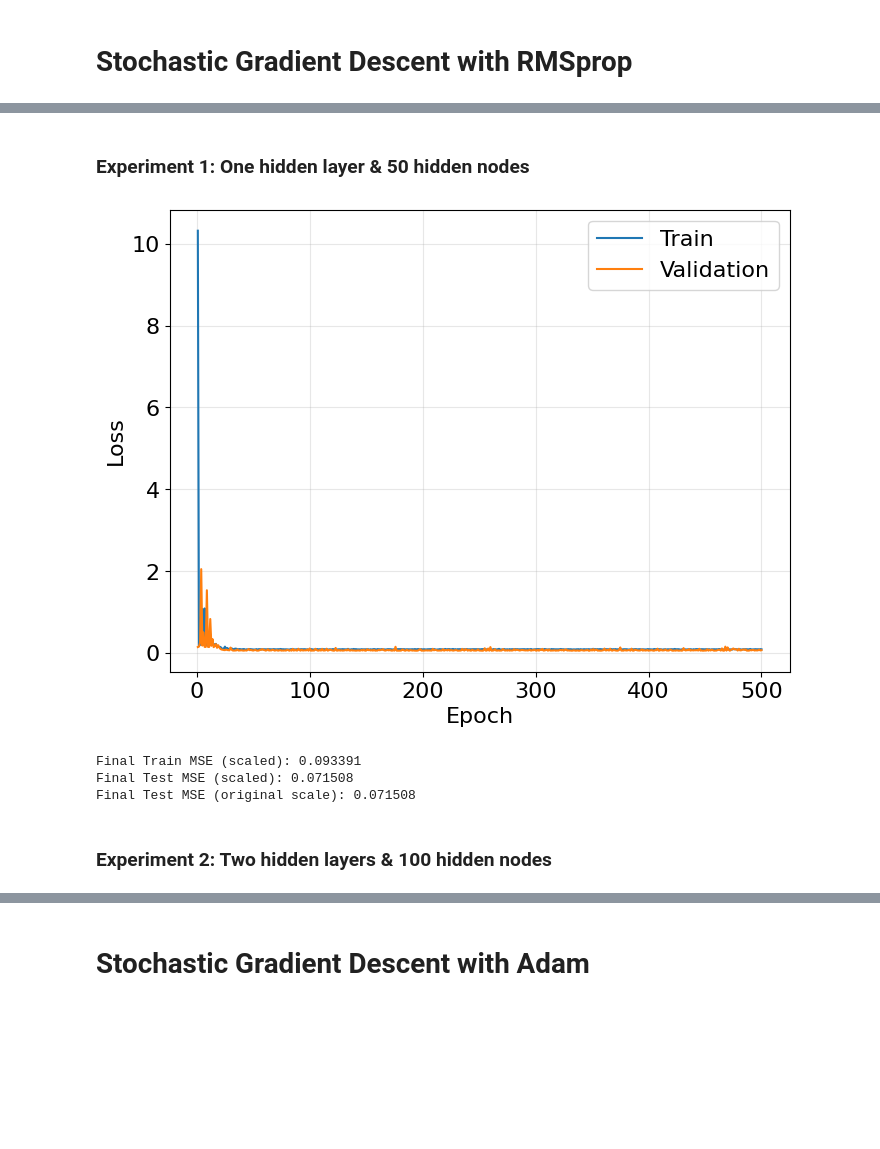
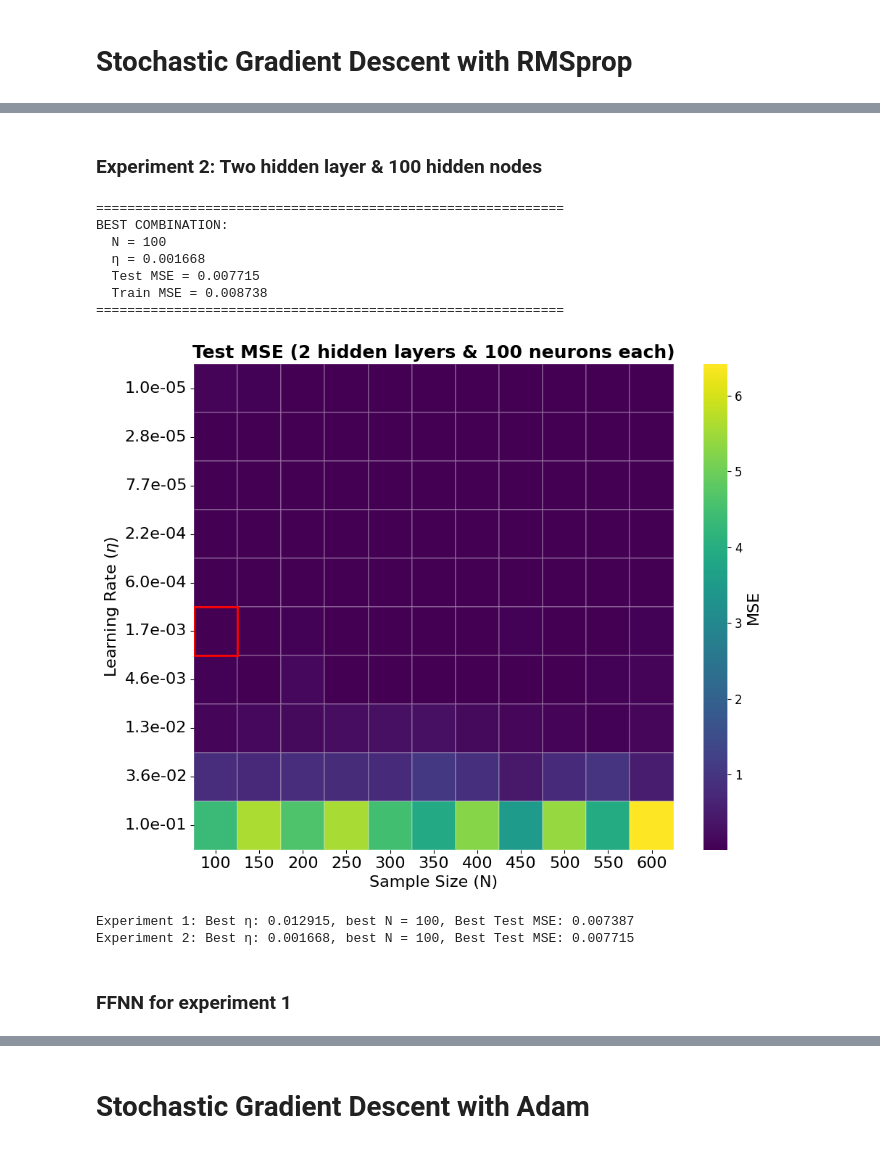
Before and after one commit to livelstorborg/FYS-STK4155, a Jupyter notebook: project2/code/notebooks/part_b.ipynb, the cells around one changed output, grey strips where cells are left out. Drawn from its saved outputs; the diff is of its cells as text; code cells hidden in the pictures; blank space fills up the shorter version.

```diff
--- a/project2/code/notebooks/part_b.ipynb
+++ b/project2/code/notebooks/part_b.ipynb
@@ -73,10 +61,12 @@ activations_2 = [Sigmoid(), Sigmoid(), Linear()]
 
 EPOCHS = 500
 BATCH_SIZE = 32
+TEST_SIZE=0.2
 LOSS = MSE()
 NETWORK_INPUT_SIZE = 1
 
-ETA_VALS = np.logspace(-5, -1, 5)
+ETA_VALS = np.logspace(-5, -1, 10)
+N_VALS = [100, 150, 200, 250, 300, 350, 400, 450, 500, 550, 600]
 # %% [markdown]
 # Full batch Gradient Descent
 # %% [markdown]
@@ -284,59 +302,31 @@ Experiment 2: Best η: 0.100000, Best Test MSE: 0.055481
 # %% [markdown]
-### Experiment 1: One hidden layer & 50 hidden nodes
+### Experiment 2: Two hidden layer & 100 hidden nodes
 # %%
-nn_rms_1 = NeuralNetwork(
-    network_input_size=NETWORK_INPUT_SIZE,
-    layer_output_sizes=layer_sizes_1,
-    activations=activations_1,
-    loss=LOSS,
-    seed=SEED
+test_mse_rms_2, train_mse_rms_2, best_eta_rms_2, best_N_rms_2 = find_best_N_eta(
+    N_VALS, ETA_VALS, layer_sizes_2, activations_2,
+    optimizer_type='rmsprop', epochs=500, batch_size=32
 )
 
-
-history = train(
-            nn=nn_rms_1,
-            X_train=X_train_s,
-            y_train=y_train_s,
-            X_val=X_test_s,
-            y_val=y_test_s,
-            optimizer=RMSprop(eta=best_eta_rms_1),
-            epochs=EPOCHS,
-            batch_size=BATCH_SIZE,
-            stochastic=True,
-            task='regression',
-            early_stopping=False,
-            patience=10,
-            verbose=False,
-            seed=SEED
-        )
-
-
-train_loss = history['train_loss']
-val_loss = history['val_loss']
-
-
-plot_learning_curves(train_loss, val_loss)
-
-print(f"Final Train MSE (scaled): {train_loss[-1]:.6f}")
-print(f"Final Test MSE (scaled): {val_loss[-1]:.6f}")
-
-# These predictions are SCALED (not original)
-y_train_pred_scaled = nn_rms_1.predict(X_train_s)  # Network outputs scaled predictions
-y_test_pred_scaled = nn_rms_1.predict(X_test_s)    # Network outputs scaled predictions
-
-# NOW we transform to original scale
-y_train_pred = inverse_scale_y(y_train_pred_scaled, y_mean)  # NOW it's original
-y_test_pred = inverse_scale_y(y_test_pred_scaled, y_mean)    # NOW it's original
-
-# THESE are on original scale
-train_mse_original = mse(y_train_nn, y_train_pred)  # Original scale MSE
-test_mse_original = mse(y_test_nn, y_test_pred)     # Original scale MSE
-print(f"Final Test MSE (original scale): {test_mse_original:.6f}")
+# Plot test MSE heatmap
+N_eta_heatmap(test_mse_rms_2, N_VALS, ETA_VALS,
+              metric_name='MSE', dataset='Test', title='2 hidden layers & 100 neurons each')
+plt.savefig('figs/N_eta_rms_heatmap_exp2.pdf', bbox_inches='tight', dpi=300)
+plt.show()
 # %% [output]
+============================================================
+BEST COMBINATION:
+  N = 100
+  η = 0.001668
+  Test MSE = 0.007715
+  Train MSE = 0.008738
+============================================================
-[figure, old version]
+[figure, new version]
-Final Train MSE (scaled): 0.093391
-Final Test MSE (scaled): 0.071508
-Final Test MSE (original scale): 0.071508
+# %%
+print(f"Experiment 1: Best η: {best_eta_rms_1:.6f}, best N = {best_N_rms_1}, Best Test MSE: {np.min(test_mse_rms_1):.6f}")
+print(f"Experiment 2: Best η: {best_eta_rms_2:.6f}, best N = {best_N_rms_2}, Best Test MSE: {np.min(test_mse_rms_2):.6f}")
+# %% [output]
+Experiment 1: Best η: 0.012915, best N = 100, Best Test MSE: 0.007387
+Experiment 2: Best η: 0.001668, best N = 100, Best Test MSE: 0.007715
 # %% [markdown]
-### Experiment 2: Two hidden layers & 100 hidden nodes
+### FFNN for experiment 1
 # %%
```
Also changed, not shown: parts of 37 cells of this notebook, 19 other files.
